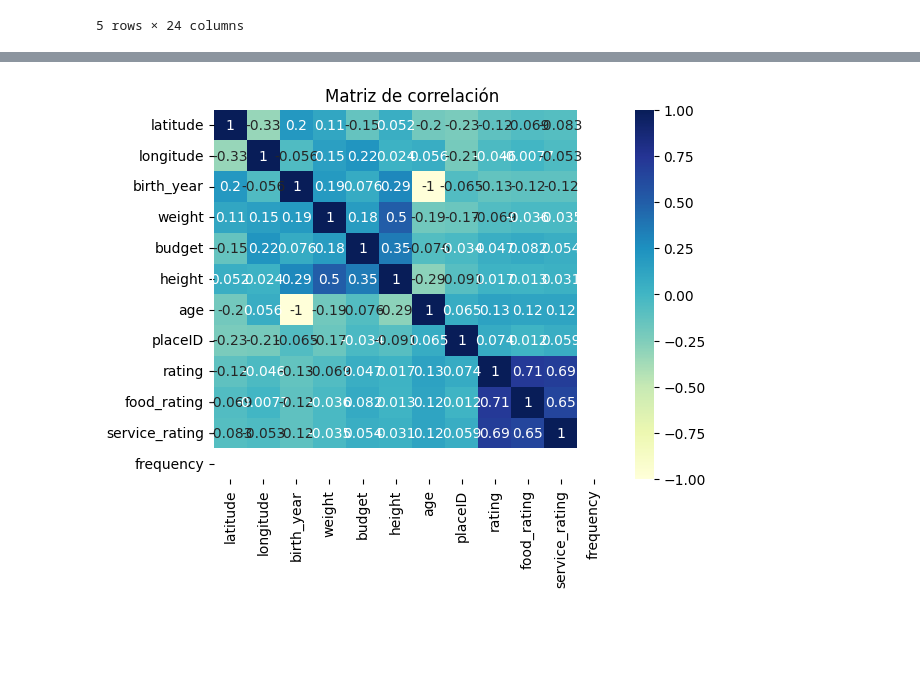
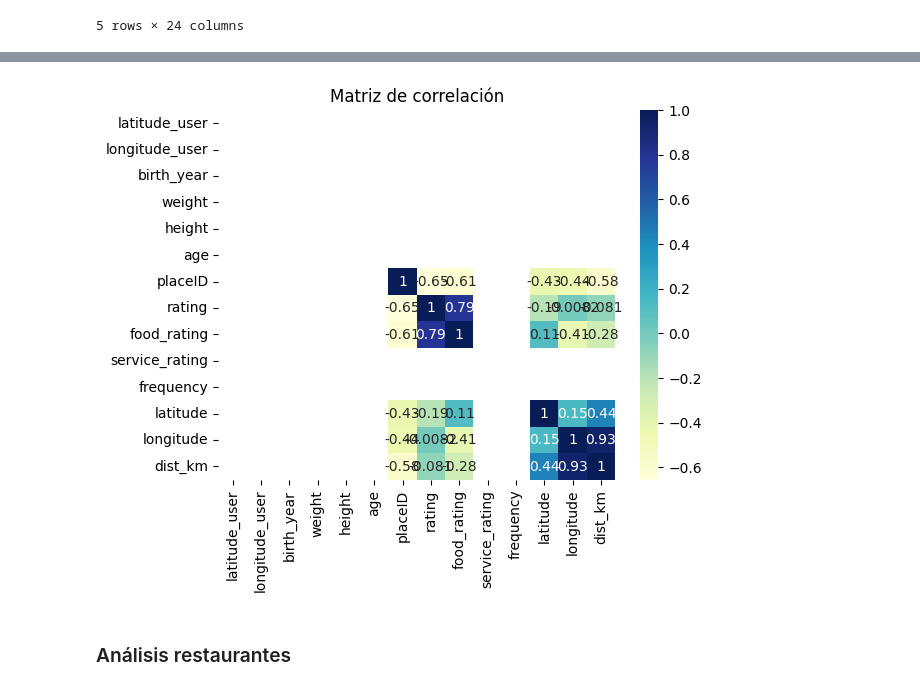
Before and after one commit to daff-250900/diplomado-ciencia-de-datos, a Jupyter notebook: exam.ipynb, the cells around one changed output, grey strips where cells are left out. Cells and saved outputs as stored; diff of their text form; code cells hidden in the pictures; blank space fills up the shorter version.

```diff
--- a/exam.ipynb
+++ b/exam.ipynb
@@ -21,5 +23,5 @@ users.head()
 | 3 | U1004 | 18.867000 | -99.183000 | false | abstemious | informal | family | public | ... |
 | 4 | U1005 | 22.183477 | -100.959891 | false | abstemious | no preference | family | public | ... |
 # %%
-users.budget = users.budget.map({'low': 1, 'medium': 2, 'high': 3, '?': 0})
+#users.budget = users.budget.map({'low': 1, 'medium': 2, 'high': 3, '?': 0})
 users['age'] = 2025 - users['birth_year']
@@ -69,6 +54,7 @@ users_ratings[:5]
 5 rows × 24 columns
 # %%
 users_ratings['frequency'] =users_ratings.groupby(['userID','placeID'])['rating'].transform('count')
+users_ratings = users_ratings.rename(columns={'longitude':'longitude_user','latitude':'latitude_user'})
 
 users_ratings.head()
 # %% [output]
@@ -79,3 +65,11 @@ users_ratings.head()
 | 0 | U1001 | 22.139997 | -100.978803 | false | abstemious | informal | family | on foot | ... |
 | 0 | U1001 | 22.139997 | -100.978803 | false | abstemious | informal | family | on foot | ... |
 5 rows × 25 columns
+# %%
+df = users_ratings.join(restaurants.set_index('placeID'), on='placeID').head()
+# %%
+from geopy.distance import geodesic
+
+df['dist_km'] = df.apply(lambda row: geodesic((row.latitude_user, row.longitude_user),
+                                              (row.latitude, row.longitude)).kilometers, axis=1)
+df.head()
@@ -82,9 +122,11 @@ users_ratings.head()
 # %%
 # Matriz de correlación
-corr = users_ratings.corr(numeric_only=True)
+corr = df.corr(numeric_only=True)
 
 sns.heatmap(corr, annot=True, cmap="YlGnBu")
 plt.title("Matriz de correlación")
 plt.show()
 # %% [output]
-[figure, old version]
+[figure, new version]
+# %% [markdown]
+### Análisis restaurantes
```
Also changed, not shown: parts of 14 cells of this notebook.
